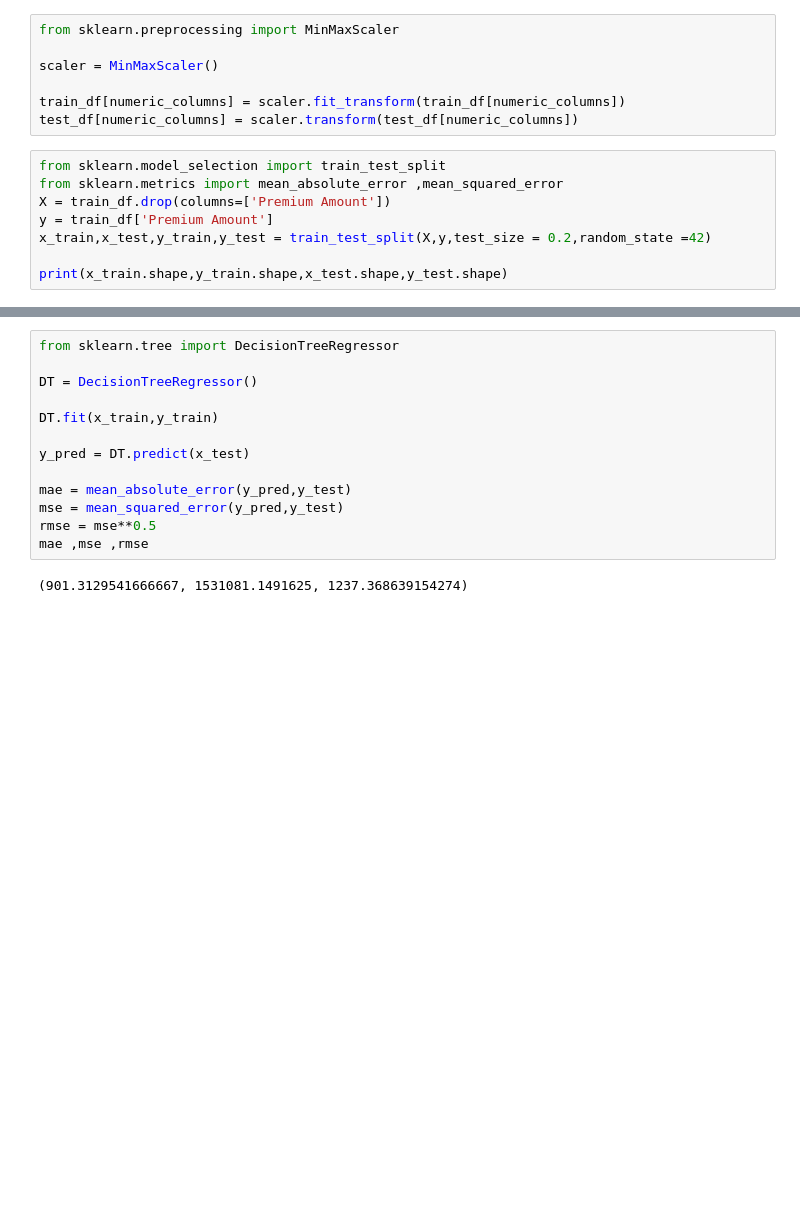
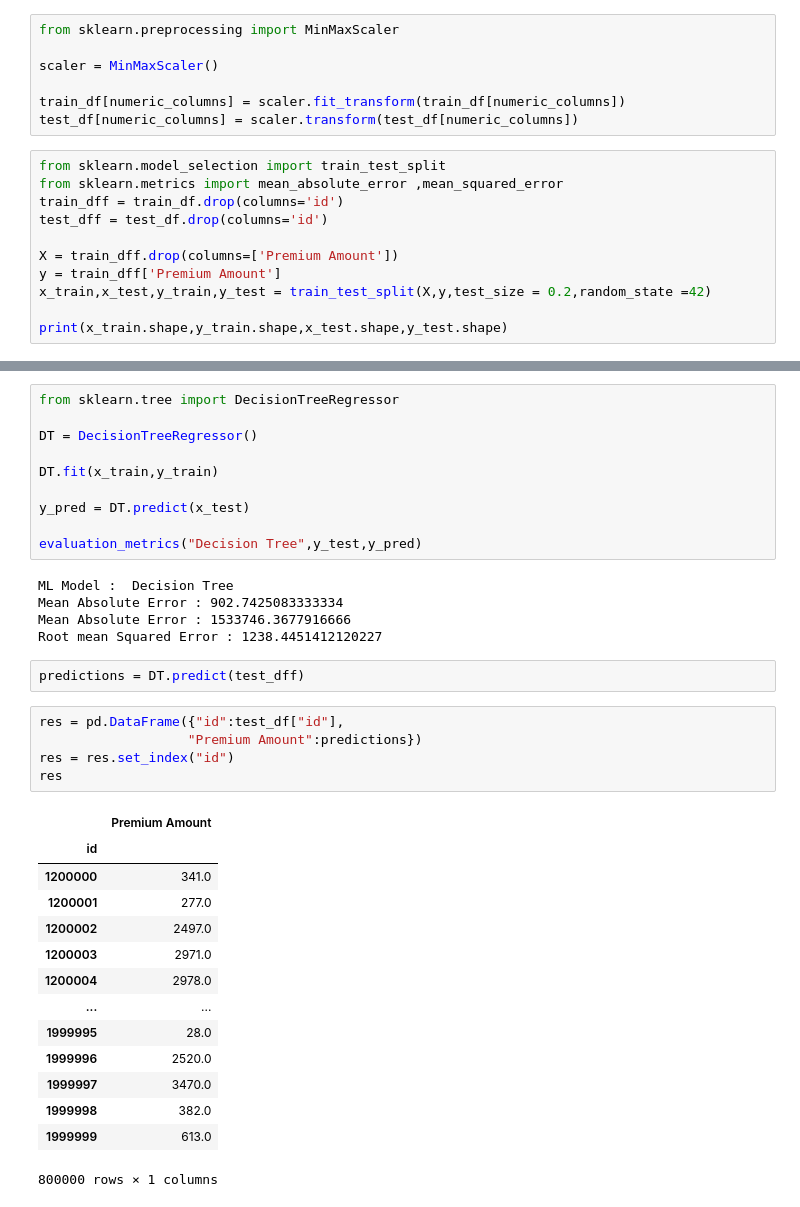
Before and after one commit to PARTHIBAN-007/Kaggle, a Jupyter notebook: Insurance Prediction.ipynb, the cells around one changed output, grey strips where cells are left out. Drawn from its saved outputs; the diff is of its cells as text; blank space fills up the shorter version.

Commit message:
Kaggle Notebook | Insurance Prediction | Submission

```diff
--- a/Insurance Prediction.ipynb
+++ b/Insurance Prediction.ipynb
@@ -231,8 +225,11 @@ test_df[numeric_columns] = scaler.transform(test_df[numeric_columns])
 # %%
 from sklearn.model_selection import train_test_split
 from sklearn.metrics import mean_absolute_error ,mean_squared_error
-X = train_df.drop(columns=['Premium Amount'])
-y = train_df['Premium Amount']
+train_dff = train_df.drop(columns='id')
+test_dff = test_df.drop(columns='id')
+
+X = train_dff.drop(columns=['Premium Amount'])
+y = train_dff['Premium Amount']
 x_train,x_test,y_train,y_test = train_test_split(X,y,test_size = 0.2,random_state =42)
 
 print(x_train.shape,y_train.shape,x_test.shape,y_test.shape)
@@ -247,9 +253,31 @@ DT.fit(x_train,y_train)
 
 y_pred = DT.predict(x_test)
 
-mae = mean_absolute_error(y_pred,y_test)
-mse = mean_squared_error(y_pred,y_test)
-rmse = mse**0.5
-mae ,mse ,rmse
+evaluation_metrics("Decision Tree",y_test,y_pred)
 # %% [output]
-(901.3129541666667, 1531081.1491625, 1237.368639154274)
+ML Model :  Decision Tree
+Mean Absolute Error : 902.7425083333334
+Mean Absolute Error : 1533746.3677916666
+Root mean Squared Error : 1238.4451412120227
+# %%
+predictions = DT.predict(test_dff)
+# %%
+res = pd.DataFrame({"id":test_df["id"],
+                   "Premium Amount":predictions})
+res = res.set_index("id")
+res
+# %% [output]
+|  | Premium Amount |
+| id |  |
+| 1200000 | 341.0 |
+| 1200001 | 277.0 |
+| 1200002 | 2497.0 |
+| 1200003 | 2971.0 |
+| 1200004 | 2978.0 |
+| ... | ... |
+| 1999995 | 28.0 |
+| 1999996 | 2520.0 |
+| 1999997 | 3470.0 |
+| 1999998 | 382.0 |
+| 1999999 | 613.0 |
+800000 rows × 1 columns
```
Also changed, not shown: parts of 9 cells of this notebook.
